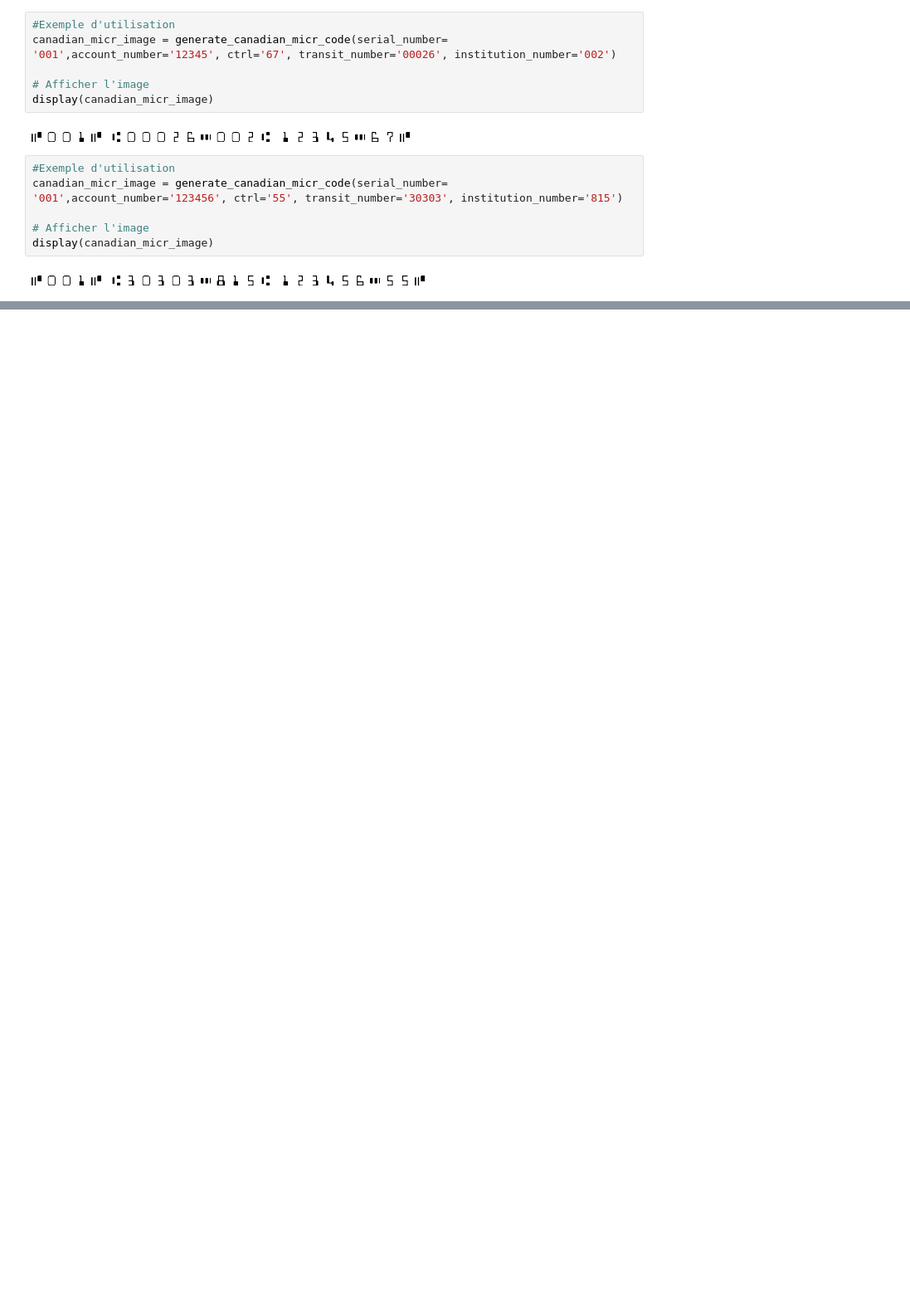
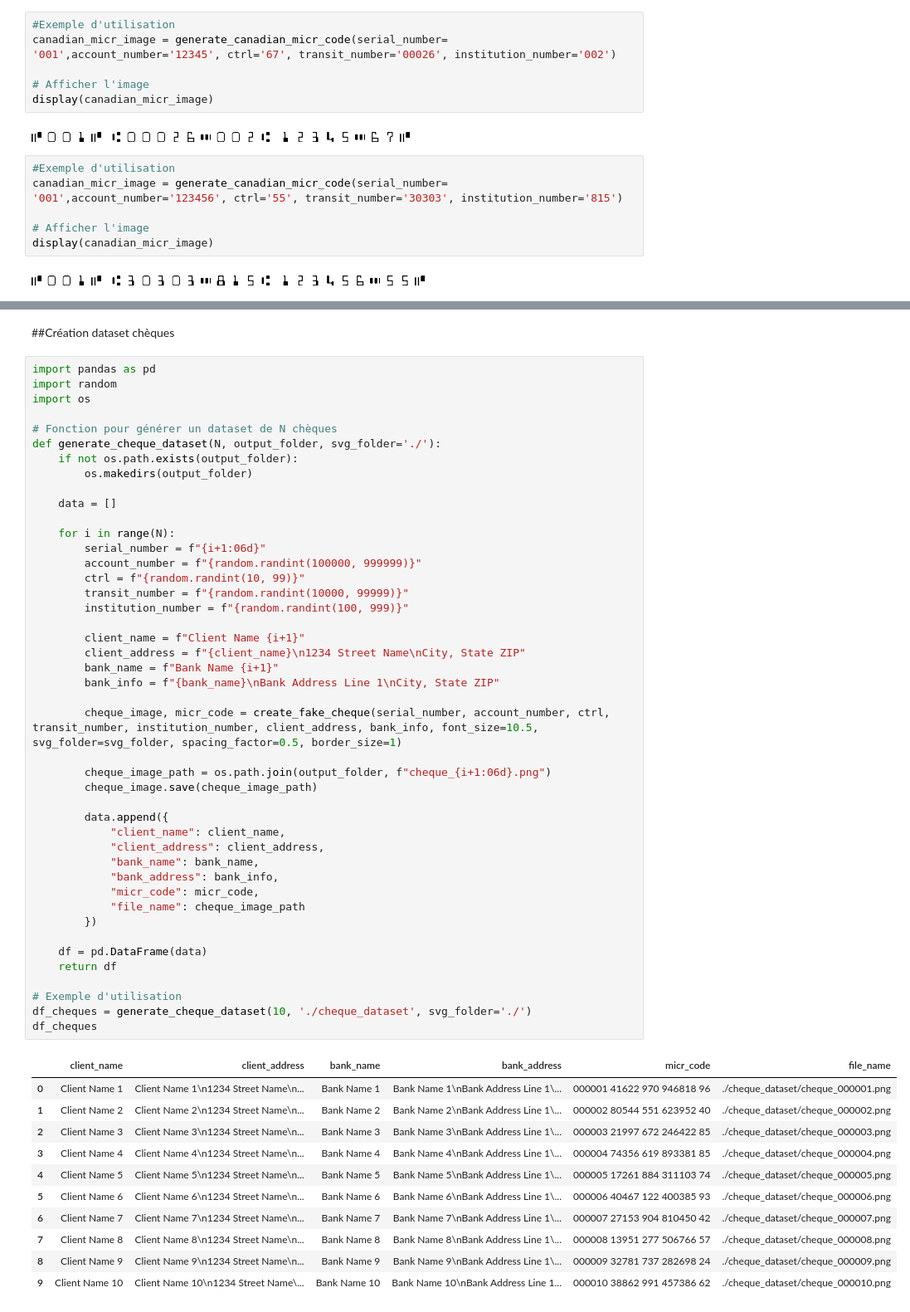
Before and after one commit to delemarchand2020/ExtractDataFromImageDoc, a Jupyter notebook: PoC_extraction_avec_VLM.ipynb, the cells around one changed output, grey strips where cells are left out. Shown at 83% size. Saved outputs shown, nothing was run; the diff lists cells and outputs as text; blank space fills up the shorter version.

```diff
--- a/PoC_extraction_avec_VLM.ipynb
+++ b/PoC_extraction_avec_VLM.ipynb
@@ -367,0 +449,58 @@ display(canadian_micr_image)
+# %% [markdown]
+##Création dataset chèques
+# %%
+import pandas as pd
+import random
+import os
+
+# Fonction pour générer un dataset de N chèques
+def generate_cheque_dataset(N, output_folder, svg_folder='./'):
+    if not os.path.exists(output_folder):
+        os.makedirs(output_folder)
+
+    data = []
+
+    for i in range(N):
+        serial_number = f"{i+1:06d}"
+        account_number = f"{random.randint(100000, 999999)}"
+        ctrl = f"{random.randint(10, 99)}"
+        transit_number = f"{random.randint(10000, 99999)}"
+        institution_number = f"{random.randint(100, 999)}"
+
+        client_name = f"Client Name {i+1}"
+        client_address = f"{client_name}\n1234 Street Name\nCity, State ZIP"
+        bank_name = f"Bank Name {i+1}"
+        bank_info = f"{bank_name}\nBank Address Line 1\nCity, State ZIP"
+
+        cheque_image, micr_code = create_fake_cheque(serial_number, account_number, ctrl, transit_number, institution_number, client_address, bank_info, font_size=10.5, svg_folder=svg_folder, spacing_factor=0.5, border_size=1)
+
+        cheque_image_path = os.path.join(output_folder, f"cheque_{i+1:06d}.png")
+        cheque_image.save(cheque_image_path)
+
+        data.append({
+            "client_name": client_name,
+            "client_address": client_address,
+            "bank_name": bank_name,
+            "bank_address": bank_info,
+            "micr_code": micr_code,
+            "file_name": cheque_image_path
+        })
+
+    df = pd.DataFrame(data)
+    return df
+
+# Exemple d'utilisation
+df_cheques = generate_cheque_dataset(10, './cheque_dataset', svg_folder='./')
+df_cheques
+# %% [output]
+|  | client_name | client_address | bank_name | bank_address | micr_code | file_name |
+| 0 | Client Name 1 | Client Name 1\n1234 Street Name\n... | Bank Name 1 | Bank Name 1\nBank Address Line 1\... | 000001 41622 970 946818 96 | ./cheque_dataset/cheque_000001.png |
+| 1 | Client Name 2 | Client Name 2\n1234 Street Name\n... | Bank Name 2 | Bank Name 2\nBank Address Line 1\... | 000002 80544 551 623952 40 | ./cheque_dataset/cheque_000002.png |
+| 2 | Client Name 3 | Client Name 3\n1234 Street Name\n... | Bank Name 3 | Bank Name 3\nBank Address Line 1\... | 000003 21997 672 246422 85 | ./cheque_dataset/cheque_000003.png |
+| 3 | Client Name 4 | Client Name 4\n1234 Street Name\n... | Bank Name 4 | Bank Name 4\nBank Address Line 1\... | 000004 74356 619 893381 85 | ./cheque_dataset/cheque_000004.png |
+| 4 | Client Name 5 | Client Name 5\n1234 Street Name\n... | Bank Name 5 | Bank Name 5\nBank Address Line 1\... | 000005 17261 884 311103 74 | ./cheque_dataset/cheque_000005.png |
+| 5 | Client Name 6 | Client Name 6\n1234 Street Name\n... | Bank Name 6 | Bank Name 6\nBank Address Line 1\... | 000006 40467 122 400385 93 | ./cheque_dataset/cheque_000006.png |
+| 6 | Client Name 7 | Client Name 7\n1234 Street Name\n... | Bank Name 7 | Bank Name 7\nBank Address Line 1\... | 000007 27153 904 810450 42 | ./cheque_dataset/cheque_000007.png |
+| 7 | Client Name 8 | Client Name 8\n1234 Street Name\n... | Bank Name 8 | Bank Name 8\nBank Address Line 1\... | 000008 13951 277 506766 57 | ./cheque_dataset/cheque_000008.png |
+| 8 | Client Name 9 | Client Name 9\n1234 Street Name\n... | Bank Name 9 | Bank Name 9\nBank Address Line 1\... | 000009 32781 737 282698 24 | ./cheque_dataset/cheque_000009.png |
+| 9 | Client Name 10 | Client Name 10\n1234 Street Name\... | Bank Name 10 | Bank Name 10\nBank Address Line 1... | 000010 38862 991 457386 62 | ./cheque_dataset/cheque_000010.png |
```
Also changed, not shown: parts of 3 cells of this notebook.
